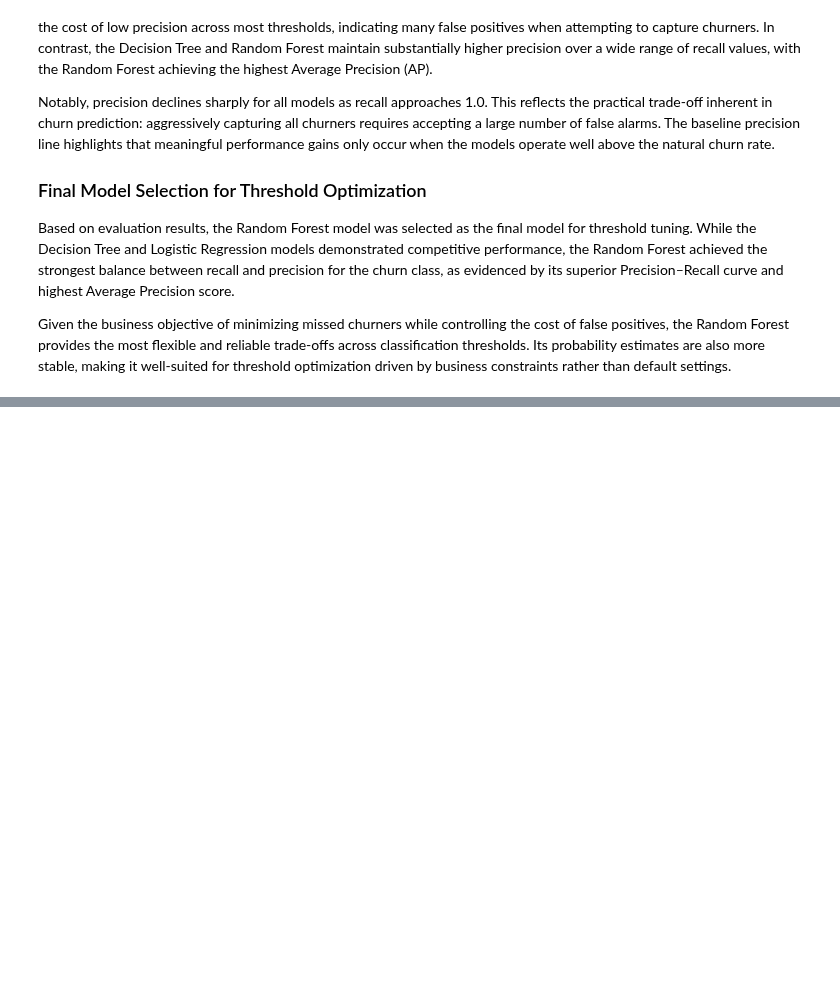
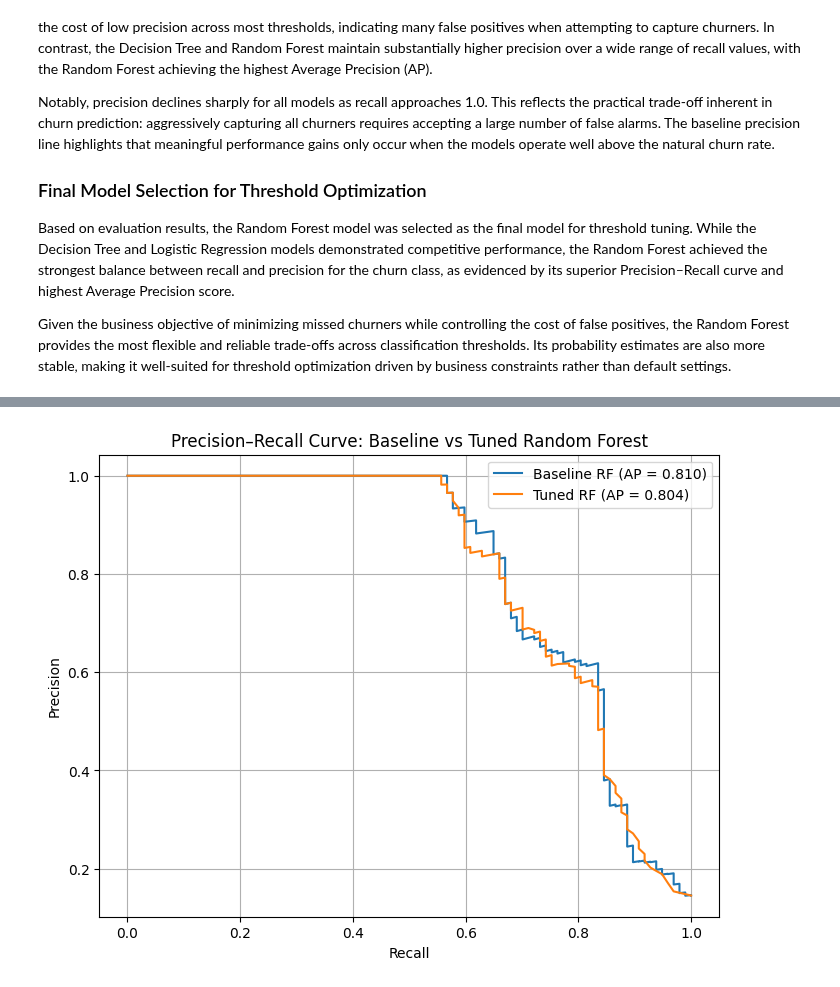
Before and after one commit to NjorogeWinnie/Telecom-churn-analysis, a Jupyter notebook: Telecom_Churn_Analysis.ipynb, the cells around one changed output, grey strips where cells are left out. Saved outputs shown, nothing was run; the diff lists cells and outputs as text; code cells hidden in the pictures; blank space fills up the shorter version.

```diff
--- a/Telecom_Churn_Analysis.ipynb
+++ b/Telecom_Churn_Analysis.ipynb
@@ -787,0 +788,17 @@ Given the business objective of minimizing missed churners while controlling the
+# %%
+param_grid = {
+    'n_estimators': [200, 300, 500],
+    'max_depth': [None, 10, 20],
+    'min_samples_leaf': [1, 3, 5],
+    'max_features': ['sqrt', 0.5]
+}
+
+grid_search = GridSearchCV(
+    estimator=rf,
+    param_grid=param_grid,
+    scoring='recall',
+    cv=5,
+    n_jobs=-1,
+    verbose=1
+)
+grid_search.fit(X_train_balanced, y_train_balanced)
@@ -787,0 +819,5 @@ Given the business objective of minimizing missed churners while controlling the
+# %%
+best_rf = grid_search.best_estimator_
+
+print("Best Parameters:")
+print(grid_search.best_params_)
@@ -787,0 +866,25 @@ Given the business objective of minimizing missed churners while controlling the
+# %%
+# Predicted probabilities for churn class (1)
+rf_probs = rf.predict_proba(X_test_processed)[:, 1]
+rf_tuned_probs = best_rf.predict_proba(X_test_processed)[:, 1]
+
+# Precision-Recall points
+rf_precision, rf_recall, _ = precision_recall_curve(y_test, rf_probs)
+rf_tuned_precision, rf_tuned_recall, _ = precision_recall_curve(y_test, rf_tuned_probs)
+
+# Average Precision (PR-AUC)
+rf_ap = average_precision_score(y_test, rf_probs)
+rf_tuned_ap = average_precision_score(y_test, rf_tuned_probs)
+
+# Plot
+plt.figure(figsize=(8, 6))
+plt.plot(rf_recall, rf_precision, label=f'Baseline RF (AP = {rf_ap:.3f})')
+plt.plot(rf_tuned_recall, rf_tuned_precision, label=f'Tuned RF (AP = {rf_tuned_ap:.3f})')
+plt.xlabel('Recall')
+plt.ylabel('Precision')
+plt.title('Precision–Recall Curve: Baseline vs Tuned Random Forest')
+plt.legend()
+plt.grid(True)
+plt.show()
+# %% [output]
+[figure, added]
```
Also changed, not shown: parts of 20 cells of this notebook.
